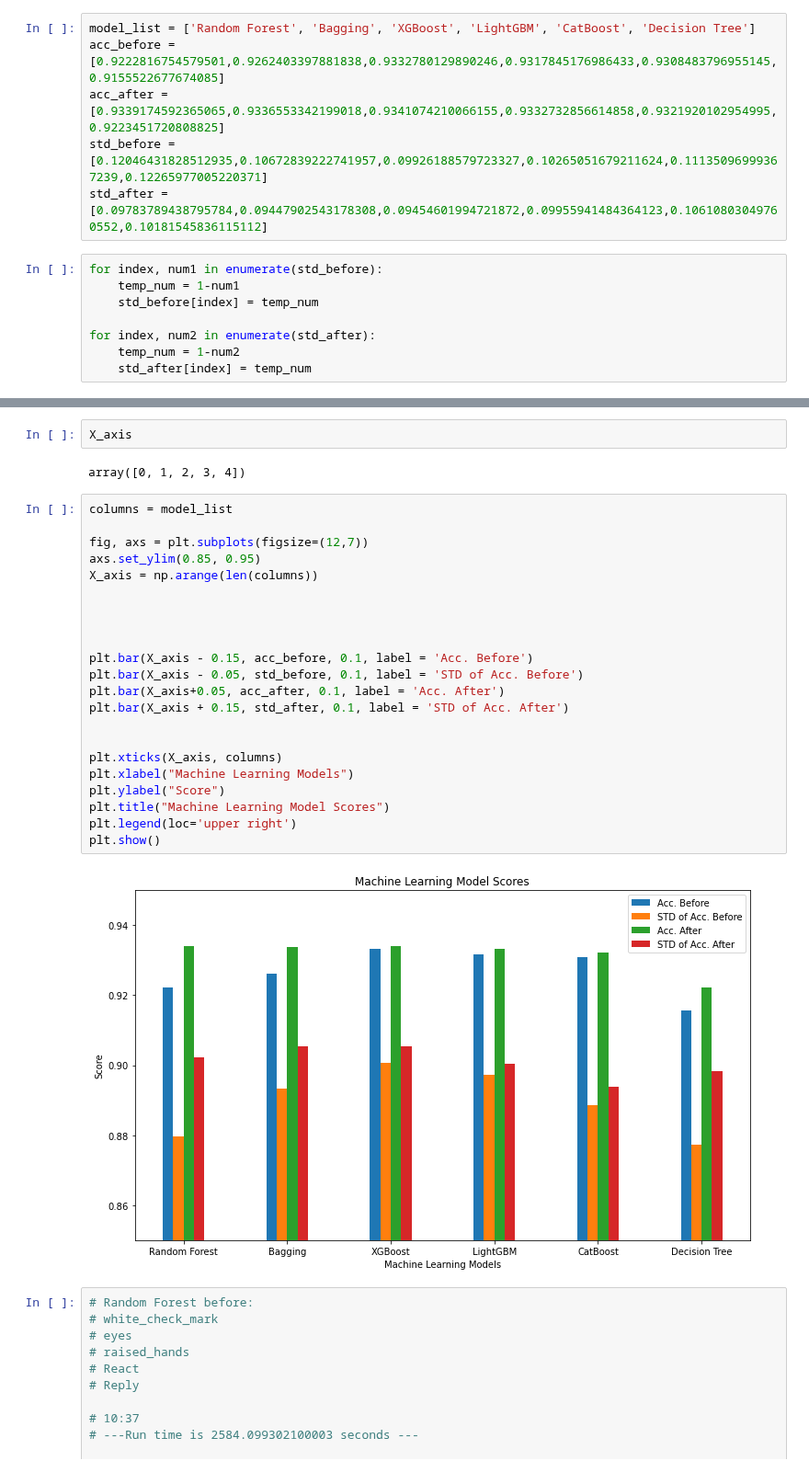
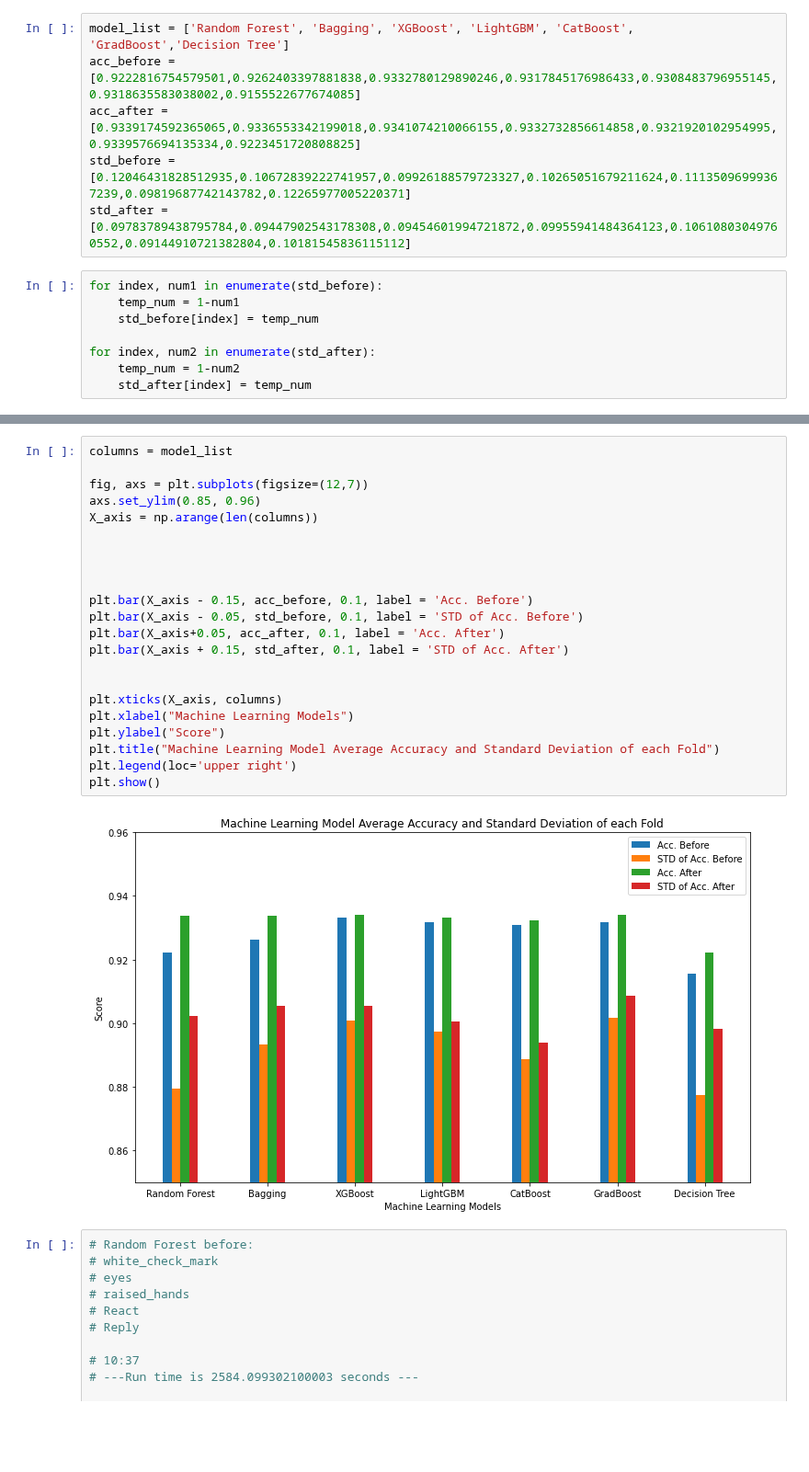
Before and after one commit to NNLUliskey/svsm_ml_2022, a Jupyter notebook: ACC+STD.ipynb, the cells around one changed output, grey strips where cells are left out. Shown at 92% size. Drawn from its saved outputs; the diff is of its cells as text; blank space fills up the shorter version.

```diff
--- a/ACC+STD.ipynb
+++ b/ACC+STD.ipynb
@@ -161,9 +6,9 @@ ValueError: shape mismatch: objects cannot be broadcast to a single shape
 # %%
-model_list = ['Random Forest', 'Bagging', 'XGBoost', 'LightGBM', 'CatBoost', 'Decision Tree']
-acc_before = [0.9222816754579501,0.9262403397881838,0.9332780129890246,0.9317845176986433,0.9308483796955145,0.9155522677674085]
-acc_after = [0.9339174592365065,0.9336553342199018,0.9341074210066155,0.9332732856614858,0.9321920102954995,0.9223451720808825]
-std_before = [0.12046431828512935,0.10672839222741957,0.09926188579723327,0.10265051679211624,0.11135096999367239,0.12265977005220371]
-std_after = [0.09783789438795784,0.09447902543178308,0.09454601994721872,0.09955941484364123,0.10610803049760552,0.10181545836115112]
+model_list = ['Random Forest', 'Bagging', 'XGBoost', 'LightGBM', 'CatBoost', 'GradBoost','Decision Tree']
+acc_before = [0.9222816754579501,0.9262403397881838,0.9332780129890246,0.9317845176986433,0.9308483796955145,0.9318635583038002,0.9155522677674085]
+acc_after = [0.9339174592365065,0.9336553342199018,0.9341074210066155,0.9332732856614858,0.9321920102954995,0.9339576694135334,0.9223451720808825]
+std_before = [0.12046431828512935,0.10672839222741957,0.09926188579723327,0.10265051679211624,0.11135096999367239,0.09819687742143782,0.12265977005220371]
+std_after = [0.09783789438795784,0.09447902543178308,0.09454601994721872,0.09955941484364123,0.10610803049760552,0.09144910721382804,0.10181545836115112]
 # %%
 for index, num1 in enumerate(std_before):
     temp_num = 1-num1
@@ -192,32 +39,28 @@ std_after
  0.8981845416388489]
-# %%
-X_axis
-# %% [output]
-array([0, 1, 2, 3, 4])
 # %%
 columns = model_list
 
 fig, axs = plt.subplots(figsize=(12,7))
-axs.set_ylim(0.85, 0.95)
+axs.set_ylim(0.85, 0.96)
 X_axis = np.arange(len(columns))
 
 
 
 
 plt.bar(X_axis - 0.15, acc_before, 0.1, label = 'Acc. Before')
 plt.bar(X_axis - 0.05, std_before, 0.1, label = 'STD of Acc. Before')
 plt.bar(X_axis+0.05, acc_after, 0.1, label = 'Acc. After')
 plt.bar(X_axis + 0.15, std_after, 0.1, label = 'STD of Acc. After')
 
 
 plt.xticks(X_axis, columns)
 plt.xlabel("Machine Learning Models")
 plt.ylabel("Score")
-plt.title("Machine Learning Model Scores")
+plt.title("Machine Learning Model Average Accuracy and Standard Deviation of each Fold")
 plt.legend(loc='upper right')
 plt.show()
 # %% [output]
-[figure, old version]
+[figure, new version]
 # %%
 # Random Forest before:
 # white_check_mark
```
Also changed, not shown: parts of 22 cells of this notebook.
